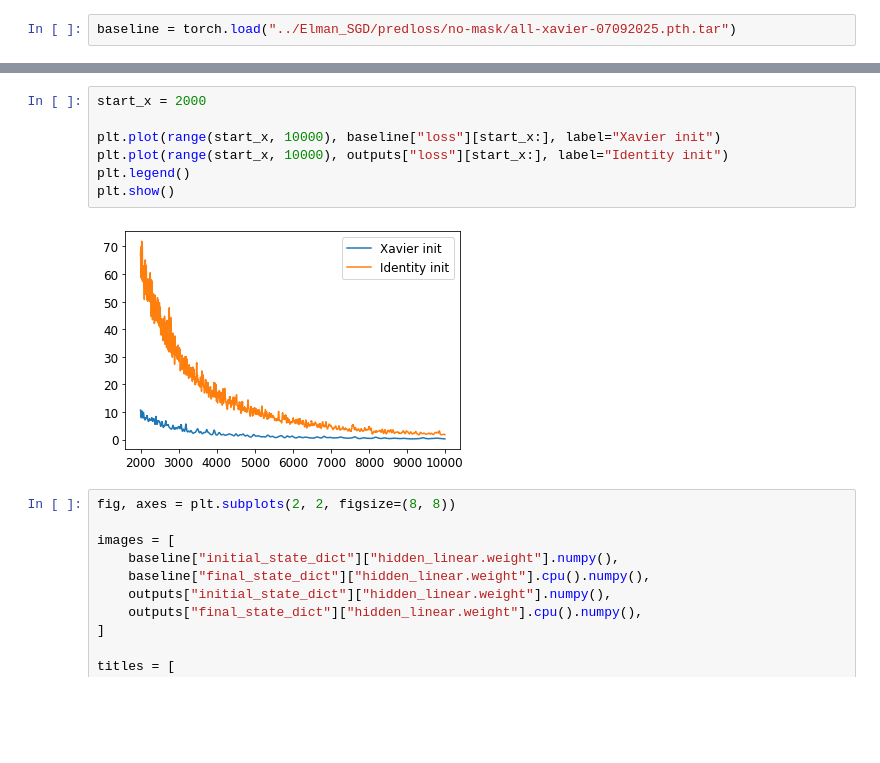
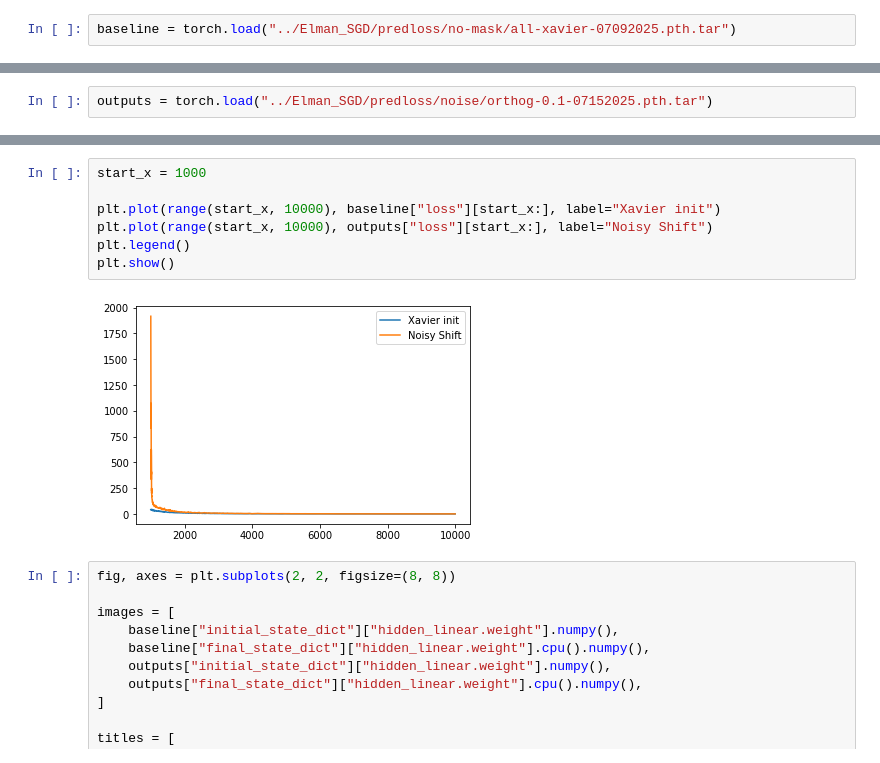
Before and after one commit to margotwagner/HCPrediction, a Jupyter notebook: notebooks/output-explorer.ipynb, the cells around one changed output, grey strips where cells are left out. Drawn from its saved outputs; the diff is of its cells as text; blank space fills up the shorter version.

Commit message:
added noisy versions of mh, tridiag, orthog, and shift matrix initializations

```diff
--- a/notebooks/output-explorer.ipynb
+++ b/notebooks/output-explorer.ipynb
@@ -9,3 +37,5 @@ outputs = torch.load("../Elman_SGD/predloss/no-mask/diag-07092025.pth.tar")
+# %%
+outputs = torch.load("../Elman_SGD/predloss/noise/orthog-0.1-07152025.pth.tar")
 # %%
 # np.diagonal(outputs["initial_state_dict"]["hidden_linear.weight"].numpy())
 # np.diagonal(outputs["initial_state_dict"]["hidden_linear.weight"].numpy(), offset=1)
@@ -78,12 +71,12 @@ plt.show()
 # %%
-start_x = 2000
+start_x = 1000
 
 plt.plot(range(start_x, 10000), baseline["loss"][start_x:], label="Xavier init")
-plt.plot(range(start_x, 10000), outputs["loss"][start_x:], label="Identity init")
+plt.plot(range(start_x, 10000), outputs["loss"][start_x:], label="Noisy Shift")
 plt.legend()
 plt.show()
 # %% [output]
-[figure, old version]
+[figure, new version]
 # %%
 fig, axes = plt.subplots(2, 2, figsize=(8, 8))
 
```
Also changed, not shown: parts of 9 cells of this notebook, 1 other file.
